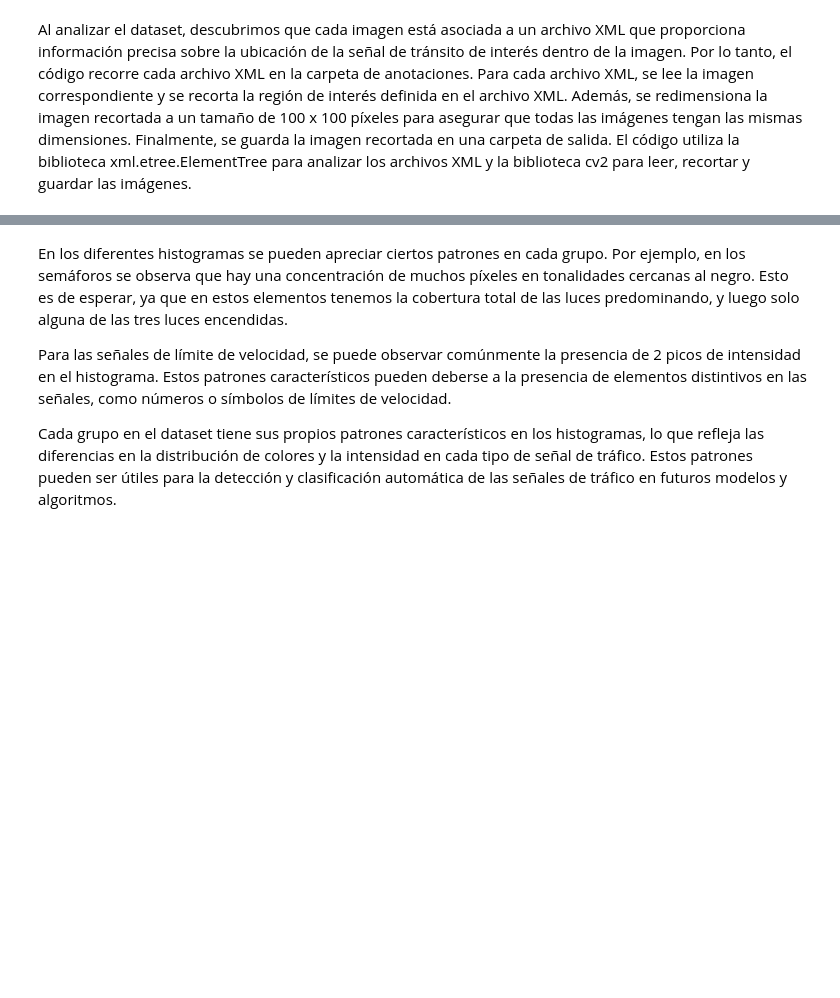
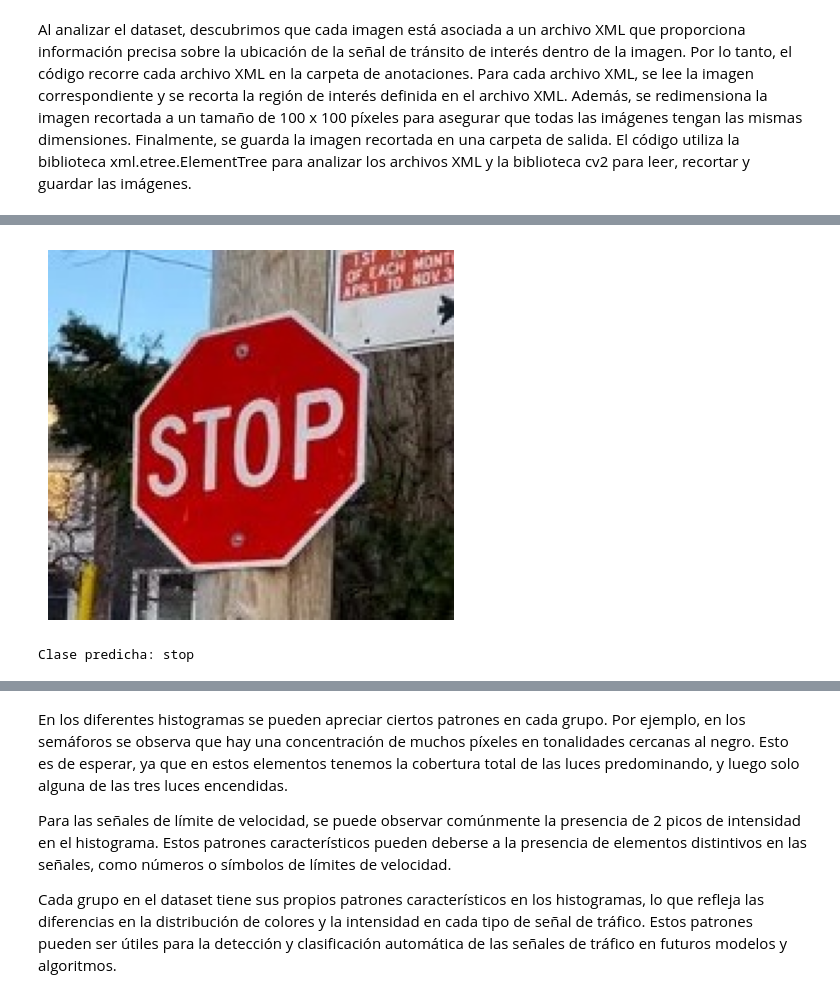
Before and after one commit to LostFrequency2926/ProyectoFinal_SenalesIII, a Jupyter notebook: RoadSignDetection.ipynb, the cells around one changed output, grey strips where cells are left out. Cells and saved outputs as stored; diff of their text form; code cells hidden in the pictures; blank space fills up the shorter version.

```diff
--- a/RoadSignDetection.ipynb
+++ b/RoadSignDetection.ipynb
@@ -107,0 +462,31 @@ Al analizar el dataset, descubrimos que cada imagen está asociada a un archivo
+# %%
+# Leer la imagen en color (RGB)
+image = cv2.imread("/content/road-sign-detection/realImage/test.jpg")
+image = cv2.cvtColor(image, cv2.COLOR_BGR2RGB)
+
+# Redimensionar la imagen
+image_resized = cv2.resize(image, (100, 100))
+
+# Normalizar la imagen
+image_normalized = image_resized / 255.0
+
+# Agregar una dimensión adicional para el tamaño del lote (batch size)
+image_to_model = np.expand_dims(image_normalized, axis=0)
+
+# Realizar la predicción con el modelo
+real_predict = model.predict(image_to_model)
+
+# Mostrar la imagen utilizando imshow
+plt.imshow(image)
+plt.axis('off')  # Para ocultar los ejes
+plt.show()
+
+# Obtener el índice de la clase predicha
+predict_index = np.argmax(real_predict)
+
+# Obtener el nombre de la clase predicha
+predicted_class = class_names[predict_index]
+
+# Imprimir la clase predicha
+print("Clase predicha:", predicted_class)
+# %% [output]
@@ -107,0 +494,2 @@ Al analizar el dataset, descubrimos que cada imagen está asociada a un archivo
+[figure, added]
+Clase predicha: stop
```
Also changed, not shown: parts of 66 cells of this notebook, 4 other files.
